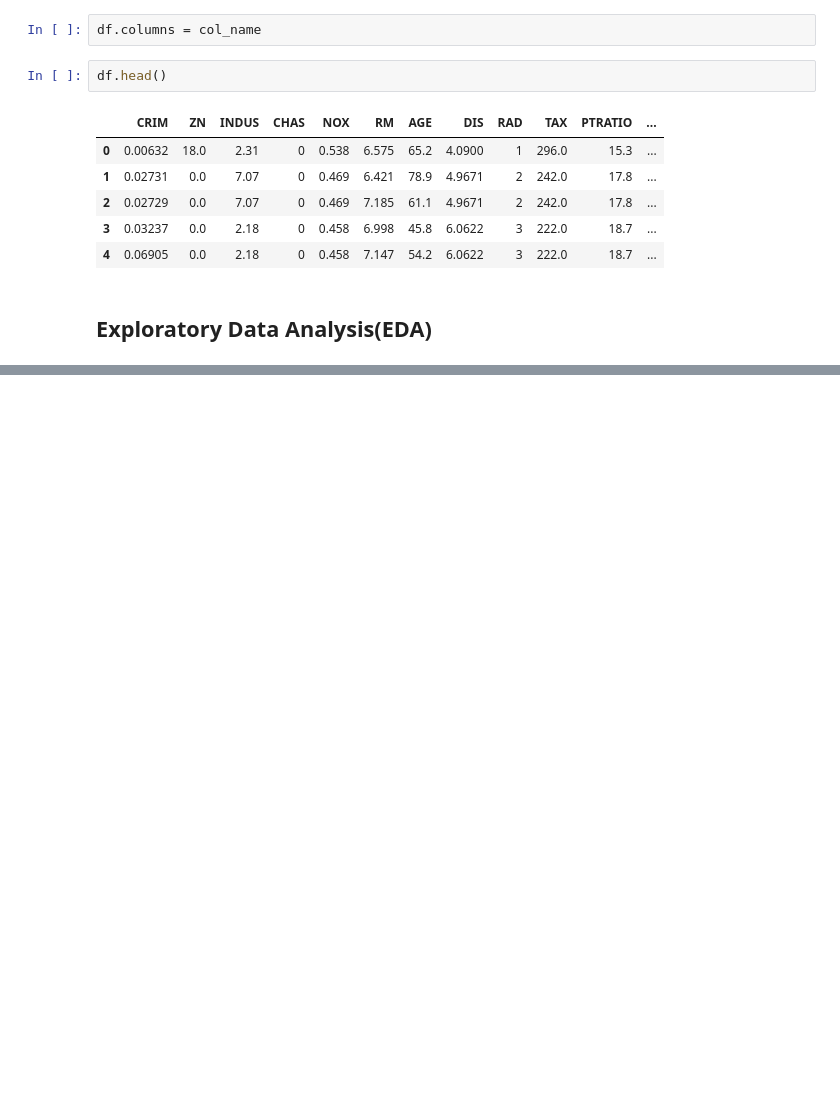
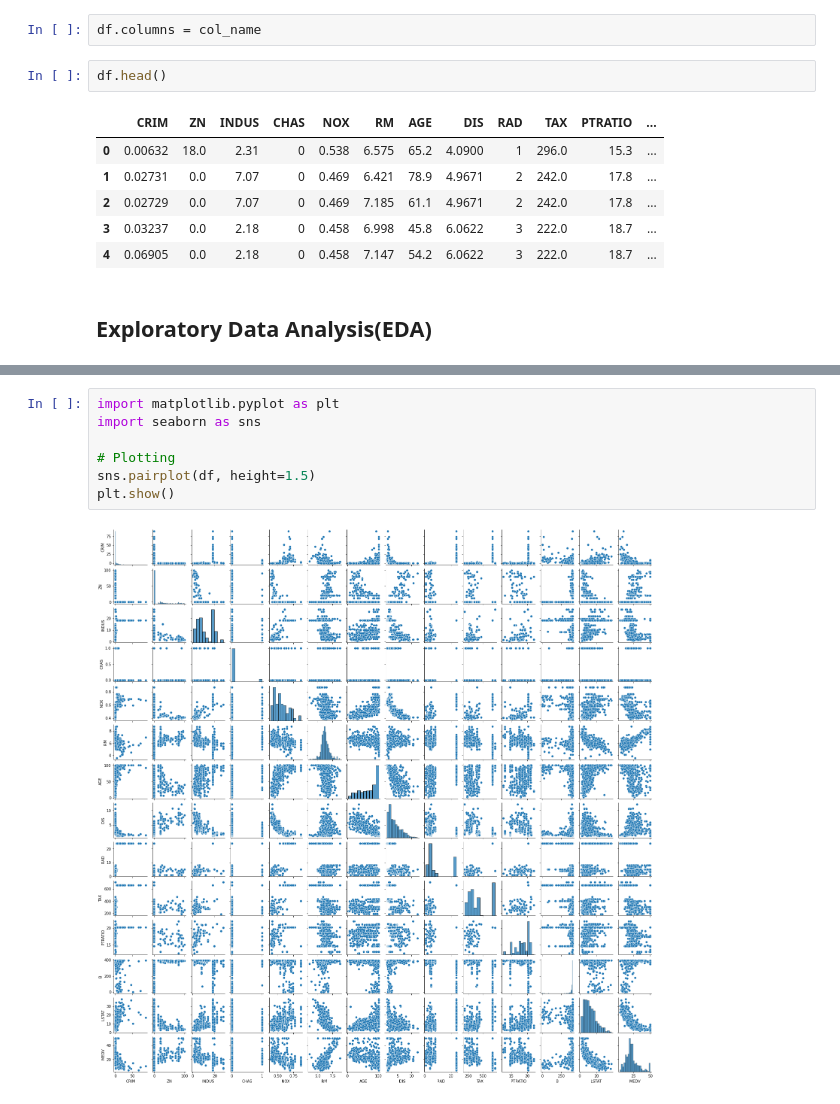
Before and after one commit to Sohando/Machine__Learning, a Jupyter notebook: Tutorial 001/boston_housing.ipynb, the cells around one changed output, grey strips where cells are left out. Drawn from its saved outputs; the diff is of its cells as text; blank space fills up the shorter version.

```diff
--- a/Tutorial 001/boston_housing.ipynb
+++ b/Tutorial 001/boston_housing.ipynb
@@ -50,0 +63,9 @@ df.head()
+# %%
+import matplotlib.pyplot as plt
+import seaborn as sns
+
+# Plotting
+sns.pairplot(df, height=1.5)
+plt.show()
+# %% [output]
+[figure, added]
```
Also changed, not shown: parts of 9 cells of this notebook.
